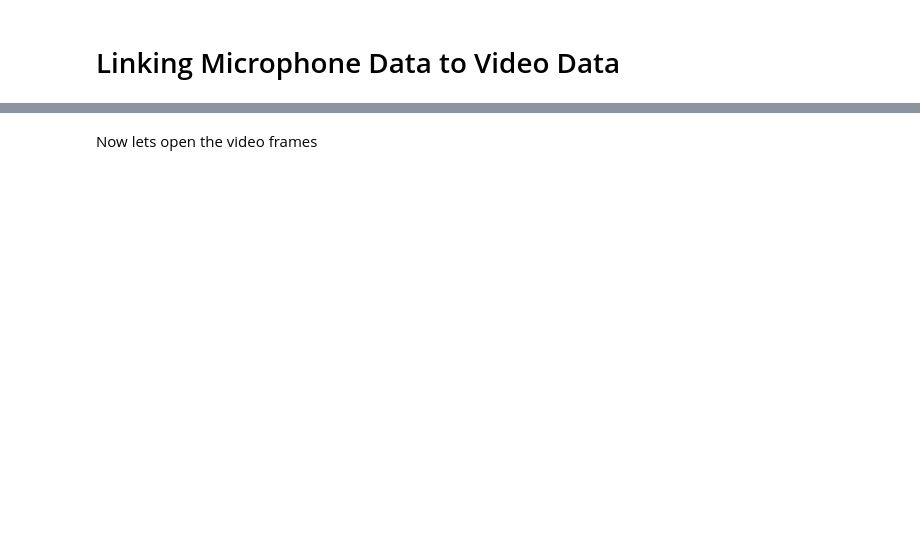
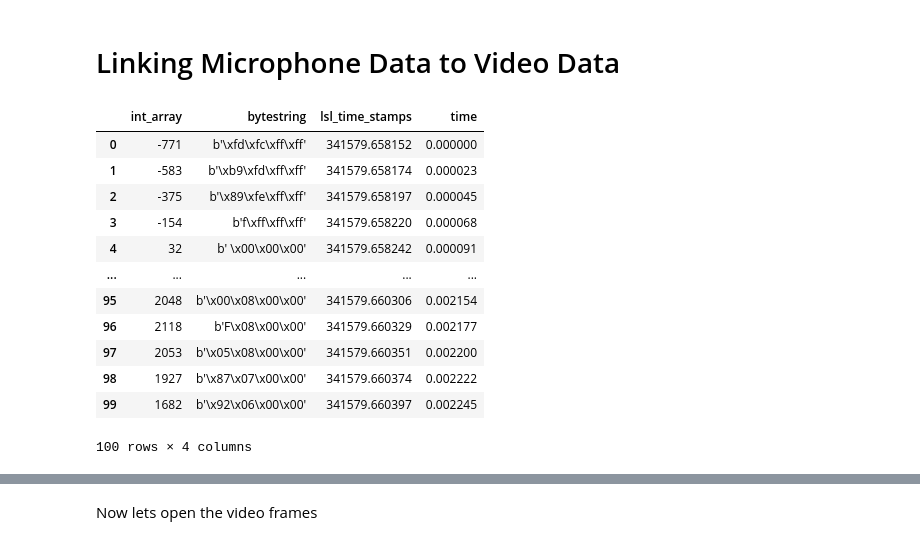
Before and after one commit to BryanGonzalez262/MOBI2024, a Jupyter notebook: CUNY_FACIAL/Code/pilot_check.ipynb, the cells around one changed output, grey strips where cells are left out. Cells and saved outputs as stored; diff of their text form; code cells hidden in the pictures; blank space fills up the shorter version.

```diff
--- a/CUNY_FACIAL/Code/pilot_check.ipynb
+++ b/CUNY_FACIAL/Code/pilot_check.ipynb
@@ -162,6 +188,21 @@ durations
 # %%
 mic_data = data[5]
 mic_df = pd.DataFrame(mic_data['time_series'], columns=['int_array'])
 mic_df['bytestring'] = mic_df['int_array'].apply(lambda x: np.array(x).tobytes())
 mic_df['lsl_time_stamps'] = mic_data['time_stamps']
 mic_df['time'] = mic_data['time_stamps'] - mic_data['time_stamps'][0]
+mic_df.head(100)
+# %% [output]
+|  | int_array | bytestring | lsl_time_stamps | time |
+| 0 | -771 | b'\xfd\xfc\xff\xff' | 341579.658152 | 0.000000 |
+| 1 | -583 | b'\xb9\xfd\xff\xff' | 341579.658174 | 0.000023 |
+| 2 | -375 | b'\x89\xfe\xff\xff' | 341579.658197 | 0.000045 |
+| 3 | -154 | b'f\xff\xff\xff' | 341579.658220 | 0.000068 |
+| 4 | 32 | b' \x00\x00\x00' | 341579.658242 | 0.000091 |
+| ... | ... | ... | ... | ... |
+| 95 | 2048 | b'\x00\x08\x00\x00' | 341579.660306 | 0.002154 |
+| 96 | 2118 | b'F\x08\x00\x00' | 341579.660329 | 0.002177 |
+| 97 | 2053 | b'\x05\x08\x00\x00' | 341579.660351 | 0.002200 |
+| 98 | 1927 | b'\x87\x07\x00\x00' | 341579.660374 | 0.002222 |
+| 99 | 1682 | b'\x92\x06\x00\x00' | 341579.660397 | 0.002245 |
+100 rows × 4 columns
```
Also changed, not shown: parts of 9 cells of this notebook.
